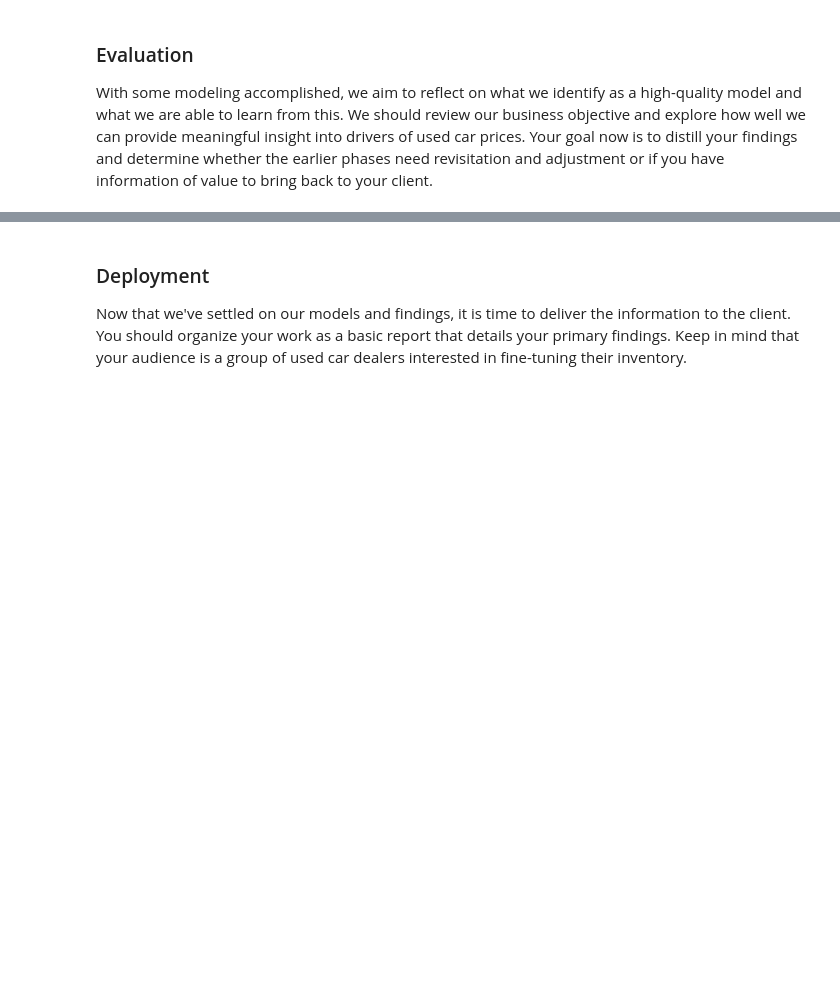
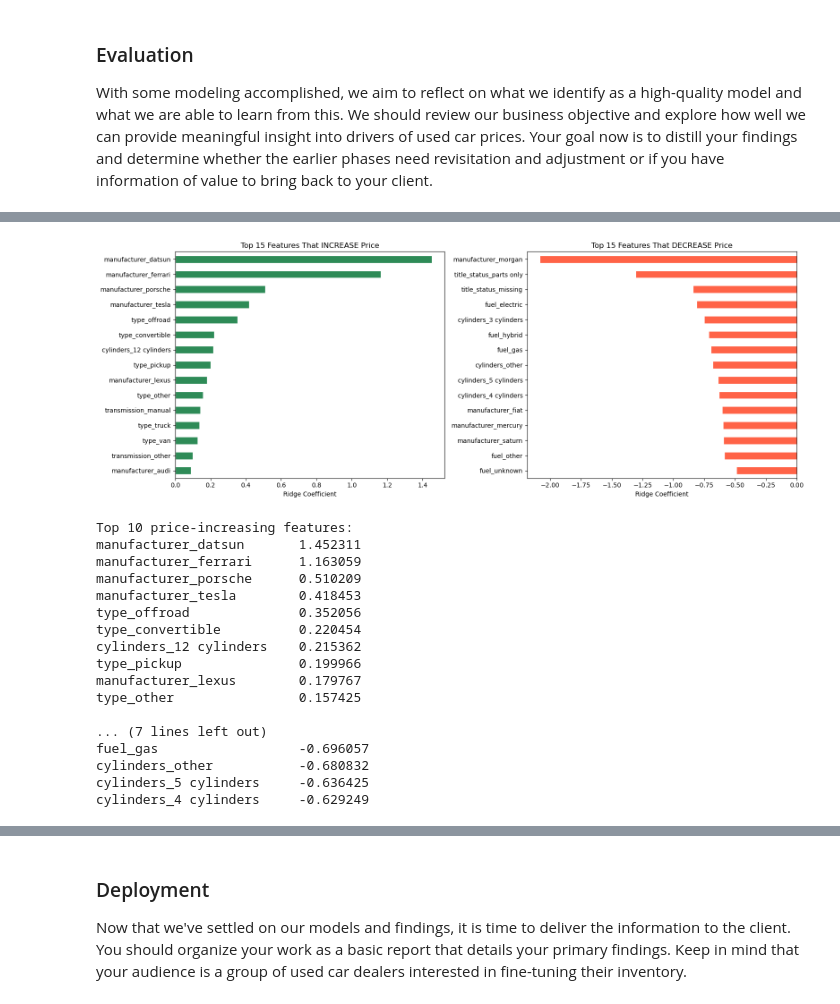
Before and after one commit to jtie/Module11_Assignment11_1, a Jupyter notebook: prompt_II.ipynb, the cells around one changed output, grey strips where cells are left out. Cells and saved outputs as stored; diff of their text form; code cells hidden in the pictures; blank space fills up the shorter version.

```diff
--- a/prompt_II.ipynb
+++ b/prompt_II.ipynb
@@ -456,0 +523,45 @@ With some modeling accomplished, we aim to reflect on what we identify as a high
+# %%
+# ── Top price drivers from Ridge coefficients ─────────────────────────────────
+coef_series = pd.Series(best_ridge.coef_, index=X.columns)
+
+top_positive = coef_series.sort_values(ascending=False).head(15)
+top_negative = coef_series.sort_values(ascending=True).head(15)
+
+fig, axes = plt.subplots(1, 2, figsize=(16, 6))
+
+top_positive.sort_values().plot(kind='barh', ax=axes[0], color='seagreen', edgecolor='white')
+axes[0].set_title('Top 15 Features That INCREASE Price')
+axes[0].set_xlabel('Ridge Coefficient')
+axes[0].axvline(0, color='black', linewidth=0.8)
+
+top_negative.sort_values(ascending=False).plot(kind='barh', ax=axes[1], color='tomato', edgecolor='white')
+axes[1].set_title('Top 15 Features That DECREASE Price')
+axes[1].set_xlabel('Ridge Coefficient')
+axes[1].axvline(0, color='black', linewidth=0.8)
+
+plt.tight_layout()
+plt.show()
+
+print('Top 10 price-increasing features:')
+print(top_positive.head(10).to_string())
+print('\nTop 10 price-decreasing features:')
+print(top_negative.head(10).to_string())
+# %% [output]
+[figure, added]
+Top 10 price-increasing features:
+manufacturer_datsun       1.452311
+manufacturer_ferrari      1.163059
+manufacturer_porsche      0.510209
+manufacturer_tesla        0.418453
+type_offroad              0.352056
+type_convertible          0.220454
+cylinders_12 cylinders    0.215362
+type_pickup               0.199966
+manufacturer_lexus        0.179767
+type_other                0.157425
+
+... (7 lines left out)
+fuel_gas                  -0.696057
+cylinders_other           -0.680832
+cylinders_5 cylinders     -0.636425
+cylinders_4 cylinders     -0.629249
```
Also changed, not shown: parts of 8 cells of this notebook, 1 other file.
